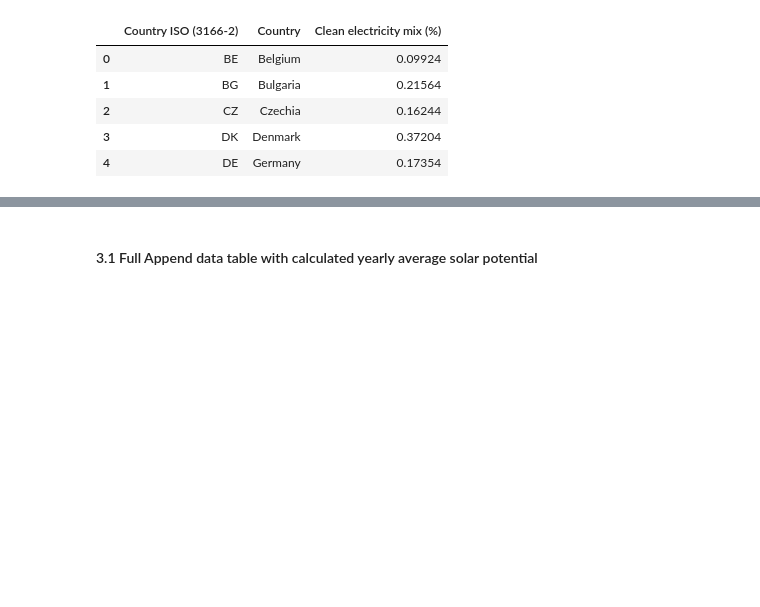
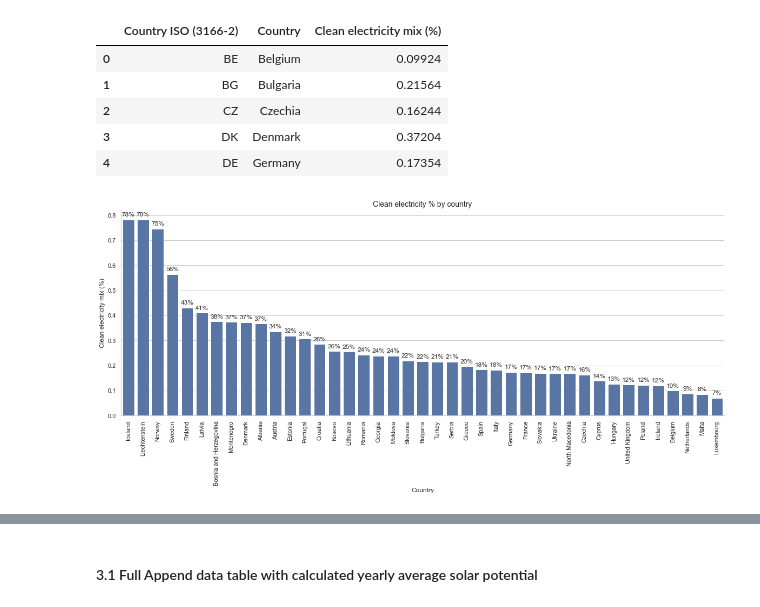
Before and after one commit to FelipeChapa/Projects-and-exercises, a Jupyter notebook: Python/Solar panel potential/Solar panel location and efficiency analysis.ipynb, the cells around one changed output, grey strips where cells are left out. Saved outputs shown, nothing was run; the diff lists cells and outputs as text; code cells hidden in the pictures; blank space fills up the shorter version.

```diff
--- a/Python/Solar panel potential/Solar panel location and efficiency analysis.ipynb
+++ b/Python/Solar panel potential/Solar panel location and efficiency analysis.ipynb
@@ -188,3 +225,20 @@ Total rows of information loaded: 41
 | 2 | CZ | Czechia | 0.16244 |
 | 3 | DK | Denmark | 0.37204 |
 | 4 | DE | Germany | 0.17354 |
+# %%
+plt.figure(figsize=(20,7))
+sns.set_theme(style="whitegrid")
+bplot = sns.barplot(data=clean_mix.sort_values(by='Clean electricity mix (%)', ascending =False), x='Country', y='Clean electricity mix (%)',color='b')
+sns.despine()
+plt.xticks(rotation=90)
+bplot.set_title("Clean electricity % by country", fontsize=14)
+for p in bplot.patches:
+    bplot.annotate(format(p.get_height(), '.0%'),
+                   (p.get_x() + p.get_width() / 2., p.get_height()),
+                   ha = 'center', va = 'center',
+                   xytext = (0, 9),
+                   textcoords = 'offset points')
+
+plt.show()
+# %% [output]
+[figure, added]
```
Also changed, not shown: parts of 26 cells of this notebook, 1 other file.
